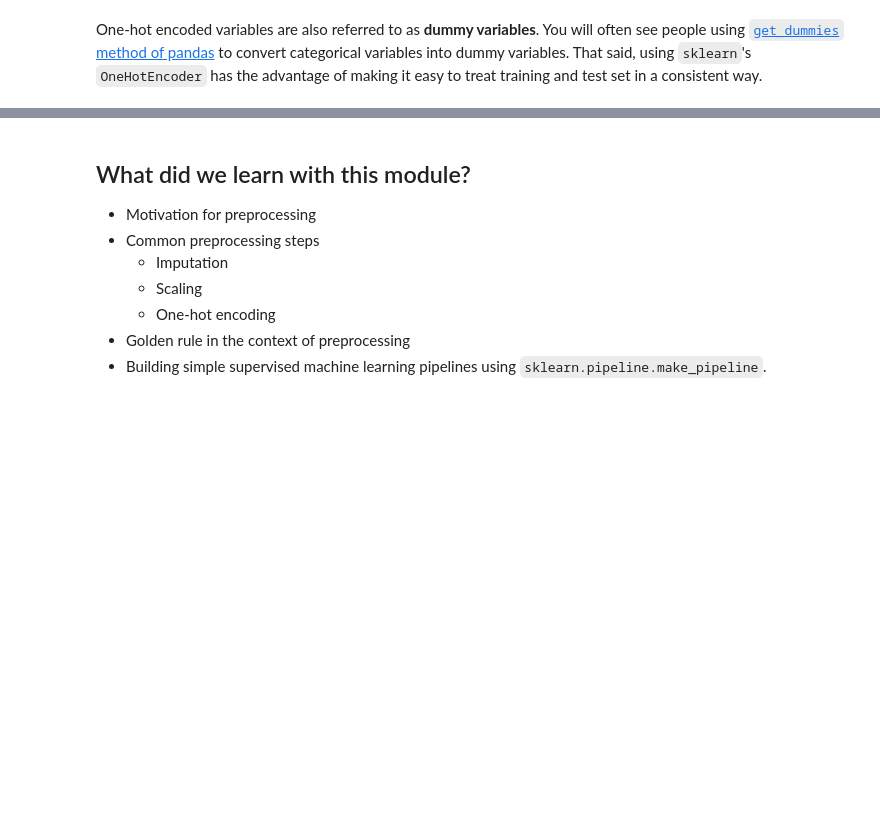
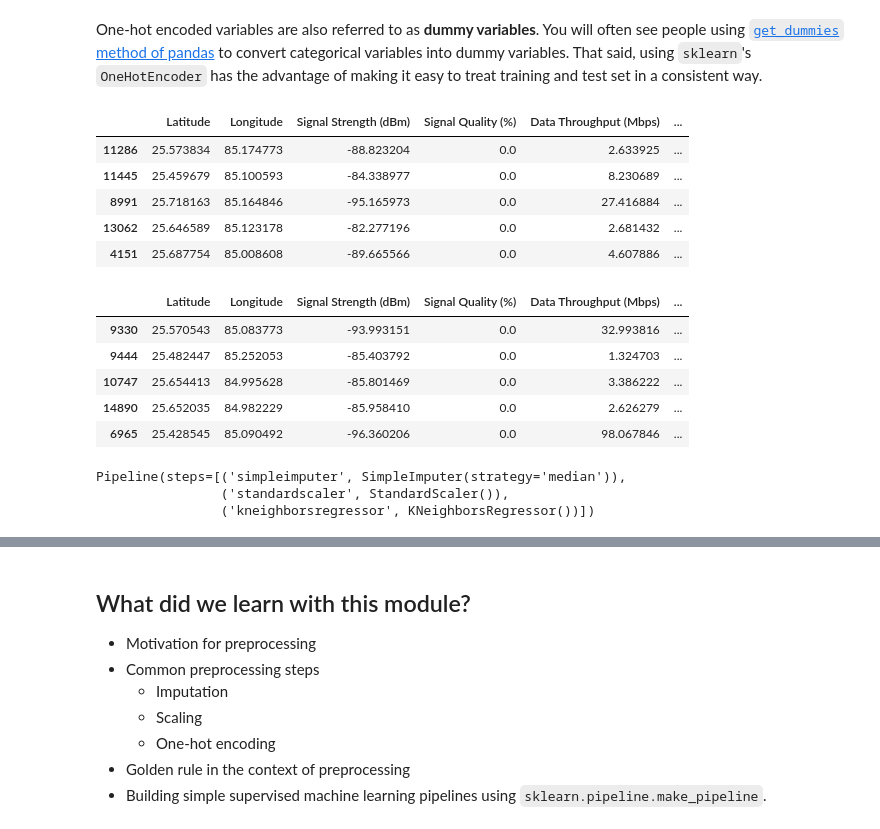
Before and after one commit to WSU-AI-CyberSecurity/WSU-AI-CyberSecurity.github.io, a Jupyter notebook: notebooks/Module_3_Data_preprocessing_and_features_selection.ipynb, the cells around one changed output, grey strips where cells are left out. Cells and saved outputs as stored; diff of their text form; code cells hidden in the pictures; blank space fills up the shorter version.

Commit message:
add evaluation of onehot encoding
Signed-off-by: Tin Lai <oscar@tinyiu.com>

```diff
--- a/notebooks/Module_3_Data_preprocessing_and_features_selection.ipynb
+++ b/notebooks/Module_3_Data_preprocessing_and_features_selection.ipynb
@@ -816,3 +804,40 @@ transformed_ohe
 # %% [markdown]
 One-hot encoded variables are also referred to as **dummy variables**.
 You will often see people using [`get_dummies` method of pandas](https://pandas.pydata.org/docs/reference/api/pandas.get_dummies.html) to convert categorical variables into dummy variables. That said, using `sklearn`'s `OneHotEncoder` has the advantage of making it easy to treat training and test set in a consistent way.
+# %%
+X_train_onehot = train_df.drop(columns=["Latency (ms)", "Network Type"])
+X_train_onehot[ohe.get_feature_names_out(["Network Type"])] = ohe.transform(
+    train_df[["Network Type"]]
+)
+y_train_onehot = train_df["Latency (ms)"]
+
+X_test_onehot = test_df.drop(columns=["Latency (ms)", "Network Type"])
+X_test_onehot[ohe.get_feature_names_out(["Network Type"])] = ohe.transform(
+    test_df[["Network Type"]]
+)
+y_test_onehot = test_df["Latency (ms)"]
+
+display(X_train_onehot.head())
+display(X_test_onehot.head())
+# %% [output]
+|  | Latitude | Longitude | Signal Strength (dBm) | Signal Quality (%) | Data Throughput (Mbps) | ... |
+| 11286 | 25.573834 | 85.174773 | -88.823204 | 0.0 | 2.633925 | ... |
+| 11445 | 25.459679 | 85.100593 | -84.338977 | 0.0 | 8.230689 | ... |
+| 8991 | 25.718163 | 85.164846 | -95.165973 | 0.0 | 27.416884 | ... |
+| 13062 | 25.646589 | 85.123178 | -82.277196 | 0.0 | 2.681432 | ... |
+| 4151 | 25.687754 | 85.008608 | -89.665566 | 0.0 | 4.607886 | ... |
+|  | Latitude | Longitude | Signal Strength (dBm) | Signal Quality (%) | Data Throughput (Mbps) | ... |
+| 9330 | 25.570543 | 85.083773 | -93.993151 | 0.0 | 32.993816 | ... |
+| 9444 | 25.482447 | 85.252053 | -85.403792 | 0.0 | 1.324703 | ... |
+| 10747 | 25.654413 | 84.995628 | -85.801469 | 0.0 | 3.386222 | ... |
+| 14890 | 25.652035 | 84.982229 | -85.958410 | 0.0 | 2.626279 | ... |
+| 6965 | 25.428545 | 85.090492 | -96.360206 | 0.0 | 98.067846 | ... |
+# %%
+pipe_onehot = make_pipeline(
+    SimpleImputer(strategy="median"), StandardScaler(), KNeighborsRegressor()
+)
+pipe_onehot.fit(X_train_onehot, y_train_onehot)
+# %% [output]
+Pipeline(steps=[('simpleimputer', SimpleImputer(strategy='median')),
+                ('standardscaler', StandardScaler()),
+                ('kneighborsregressor', KNeighborsRegressor())])
```
Also changed, not shown: parts of 16 cells of this notebook.
